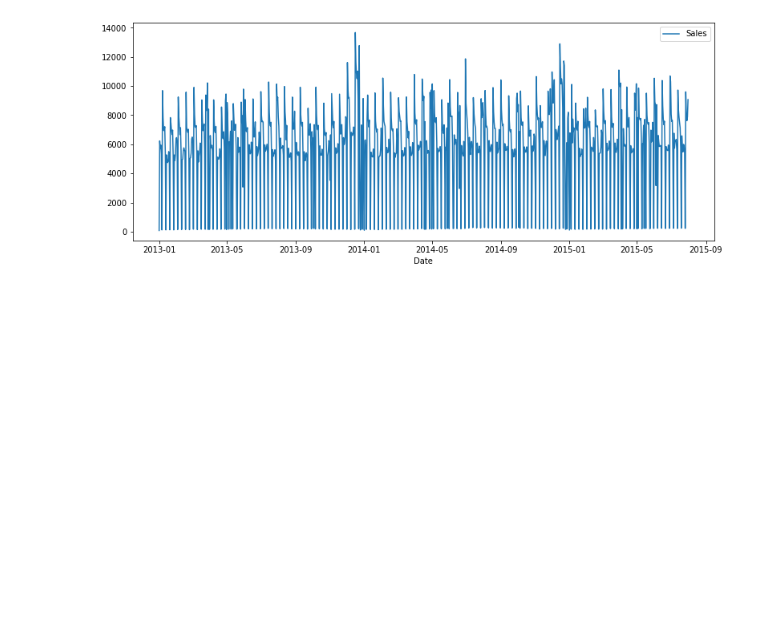
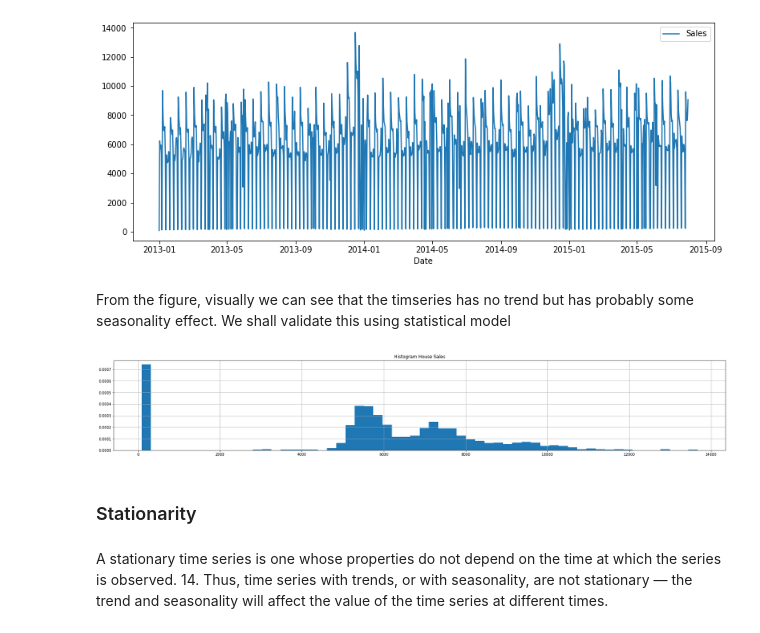
Before and after one commit to fbagire/pharmaceutical_sales_forecast, a Jupyter notebook: notebook/modelling.ipynb, the cells around one changed output. Cells and saved outputs as stored; diff of their text form; code cells hidden in the pictures; blank space fills up the shorter version.

```diff
--- a/notebook/modelling.ipynb
+++ b/notebook/modelling.ipynb
@@ -133,3 +137,19 @@ plt.figure(figsize=(13,5))
 _=sns.lineplot(data=sales_ts)
 # %% [output]
 [figure]
+# %% [markdown]
+From the figure, visually we can see that the timseries has no trend but has probably some seasonality effect. We shall validate this using statistical model
+# %%
+fig = plt.figure()
+gs = GridSpec(2, 1, figure=fig)
+
+fig.set_figheight(10)
+fig.set_figwidth(30)
+fig.tight_layout(pad=6)
+
+ax1 = fig.add_subplot(gs[0,0])
+ax1.hist(sales_ts.Sales, density=True, bins=60)
+ax1.title.set_text('Histogram House Sales')
+ax1.grid(True)
+# %% [output]
+[figure, added]
@@ -135,0 +160,4 @@ _=sns.lineplot(data=sales_ts)
+# %% [markdown]
+### Stationarity
+# %% [markdown]
+A stationary time series is one whose properties do not depend on the time at which the series is observed. 14. Thus, time series with trends, or with seasonality, are not stationary — the trend and seasonality will affect the value of the time series at different times.
```
Also changed, not shown: parts of 18 cells of this notebook, 7 other files.
